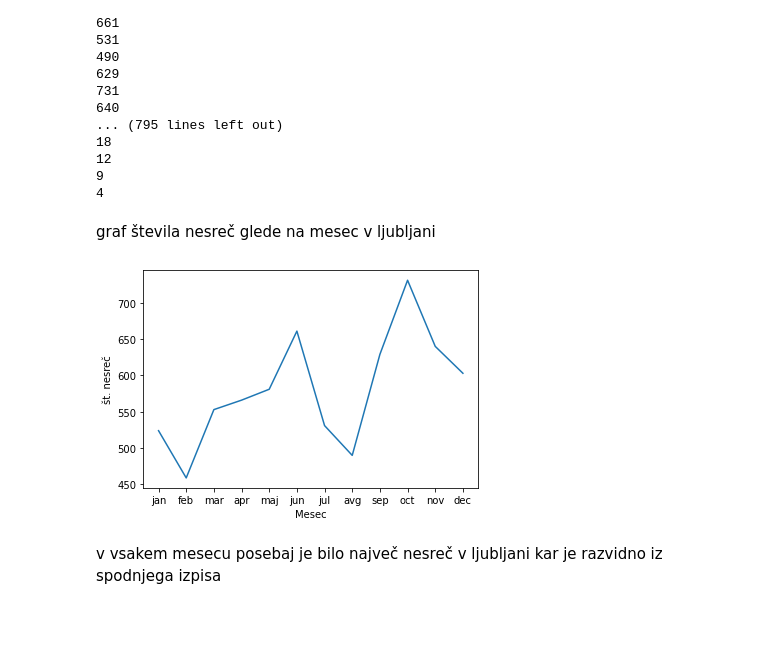
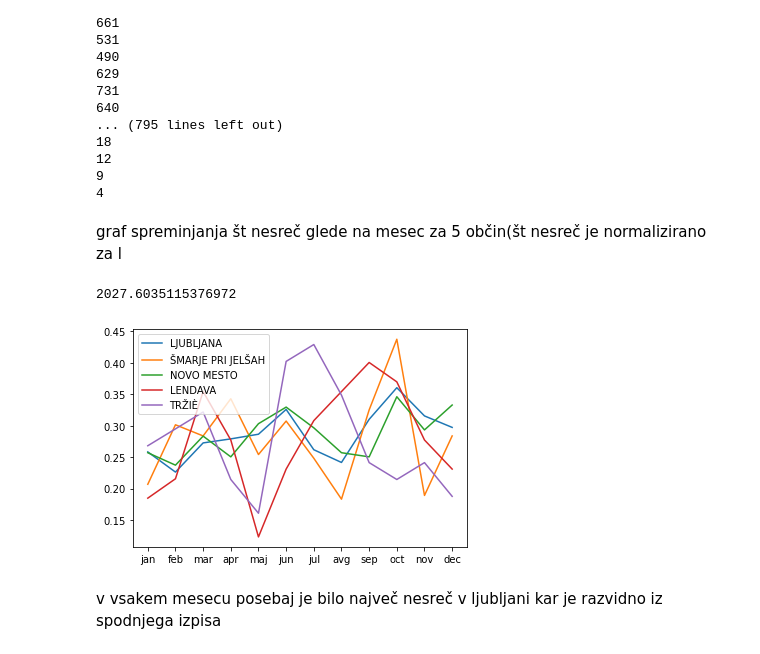
Before and after one commit to urssa/PR21AHJZMPVTBUS, a Jupyter notebook: obcinah grupiras nesreče pol pa za vsako občino po mescih.ipynb, the cells around one changed output. Drawn from its saved outputs; the diff is of its cells as text; code cells hidden in the pictures; blank space fills up the shorter version.

```diff
--- a/obcinah grupiras nesreče pol pa za vsako občino po mescih.ipynb
+++ b/obcinah grupiras nesreče pol pa za vsako občino po mescih.ipynb
@@ -92,15 +92,20 @@ LJUBLJANA:
 12
 9
 4
-# %% [markdown]
-graf števila nesreč glede na mesec v ljubljani
+# %% [markdown]
+graf spreminjanja št nesreč glede na mesec za 5 občin(št nesreč je normalizirano za l
+# %%
+np.linalg.norm(st_nesrec_v_obcinah_na_mesec['LJUBLJANA'])
+# %% [output]
+2027.6035115376972
 # %%
 months=["jan","feb","mar","apr","maj","jun","jul","avg","sep","oct","nov","dec"]
-plt.plot(months,st_nesrec_v_obcinah_na_mesec["LJUBLJANA"])
-plt.xlabel("Mesec")
-plt.ylabel("št. nesreč");
+for obcina in upravne_enote[:5]:
+    plt.plot(months, st_nesrec_v_obcinah_na_mesec[obcina]/np.linalg.norm(st_nesrec_v_obcinah_na_mesec[obcina]), label = obcina)
+plt.legend()
+plt.show()
 # %% [output]
-[figure, old version]
+[figure, new version]
 # %% [markdown]
 v vsakem mesecu posebaj je bilo največ nesreč v ljubljani kar je razvidno iz spodnjega izpisa
 # %%
```
